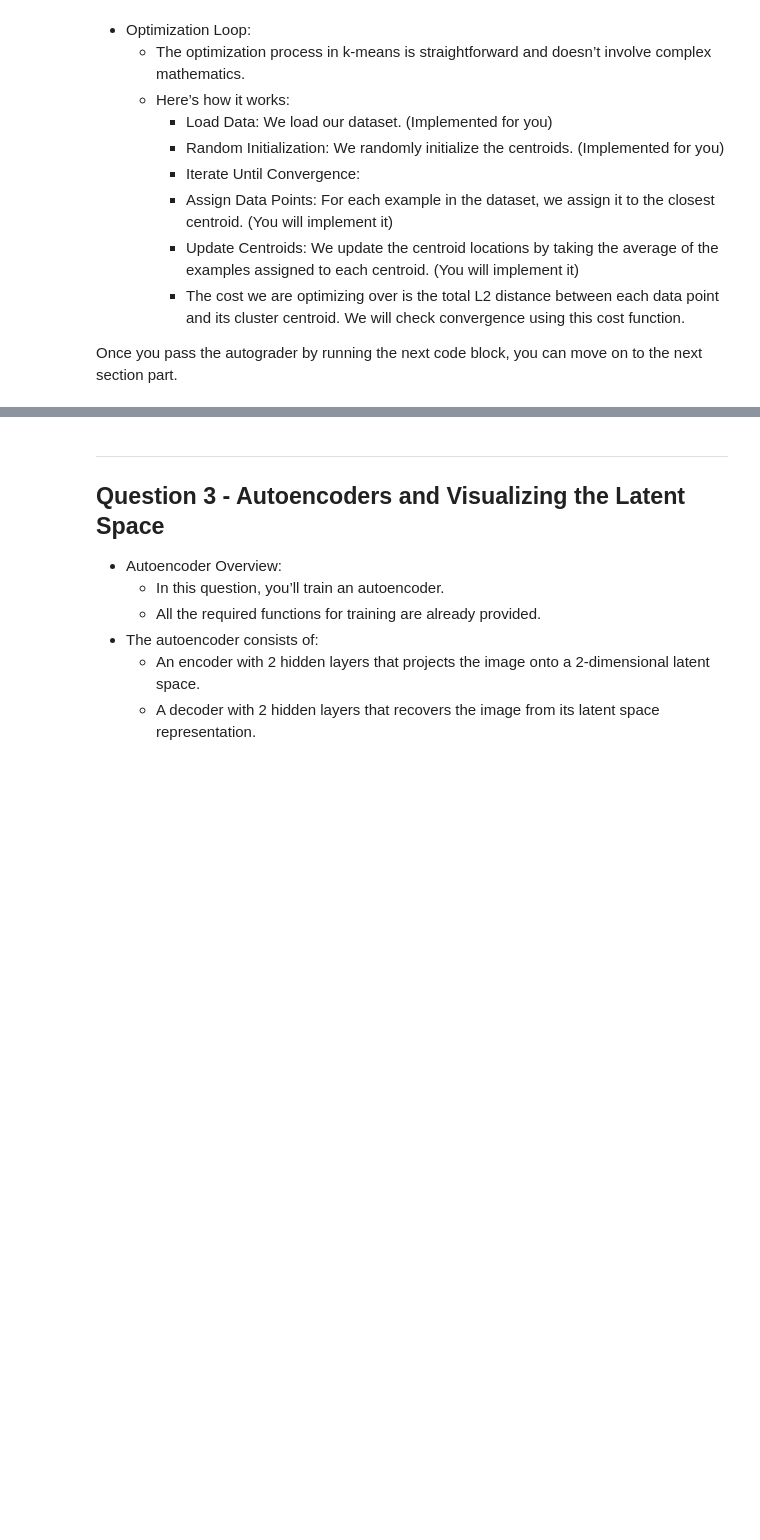
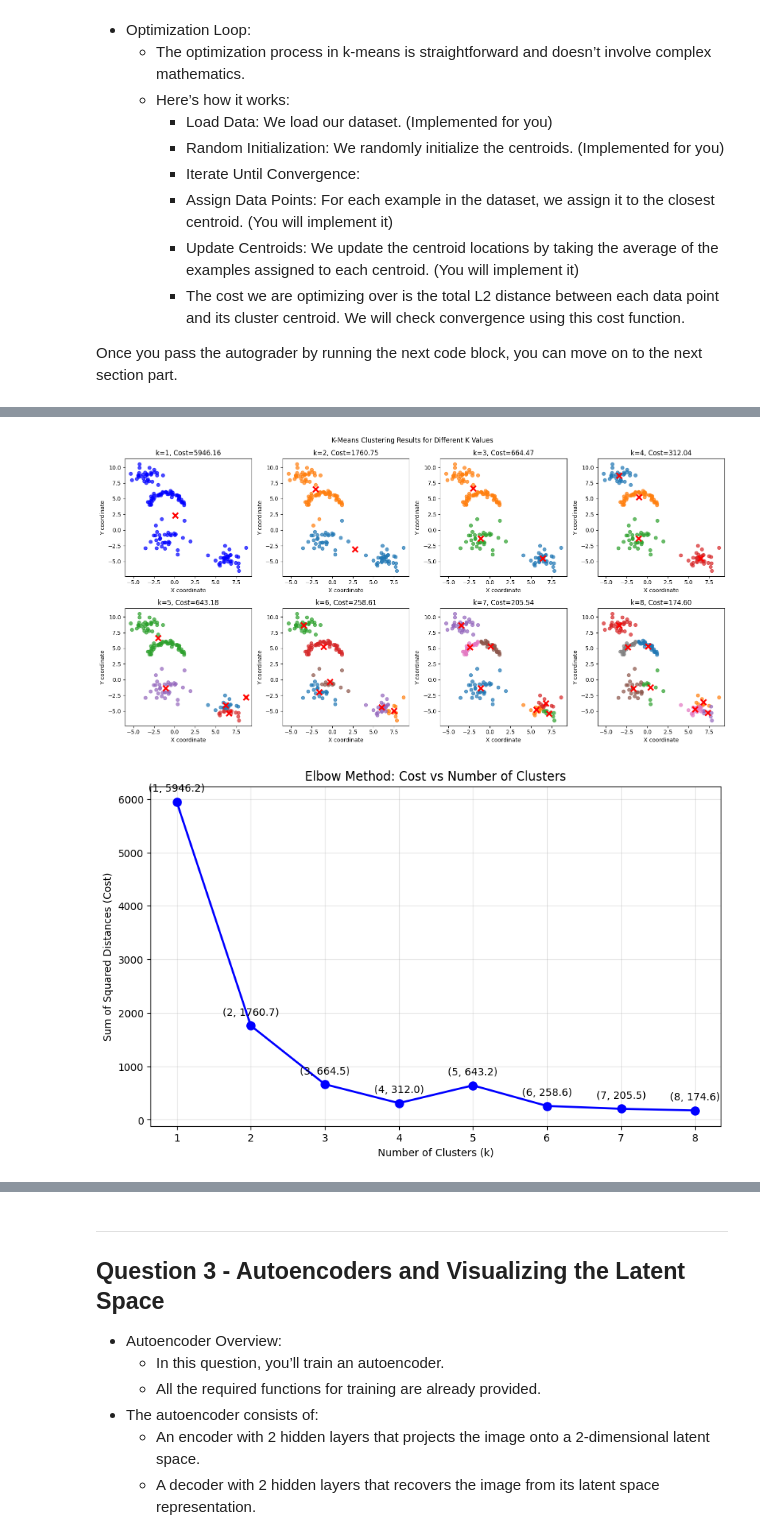
Before and after one commit to amoveablefeastym/CS353, a Jupyter notebook: Homework5.ipynb, the cells around one changed output, grey strips where cells are left out. Saved outputs shown, nothing was run; the diff lists cells and outputs as text; code cells hidden in the pictures; blank space fills up the shorter version.

```diff
--- a/Homework5.ipynb
+++ b/Homework5.ipynb
@@ -187,3 +215,9 @@ q2.visualizeResult(data, best_clusters, best_assignments, minCost)
+# %%
+importlib.reload(q2)
+k_values, costs = q2.analyzeElbowMethod()
+# %% [output]
+[figure, added]
+[figure, added]
 # %% [markdown]
 In the class, we explored an algorithm called elbow detection to determine the optimal number of clusters in k-means. For the next question, you’ll create two figures related to the parameter k:
 - Visualizing Clustering Results:
```
Also changed, not shown: parts of 18 cells of this notebook, 3 other files.
